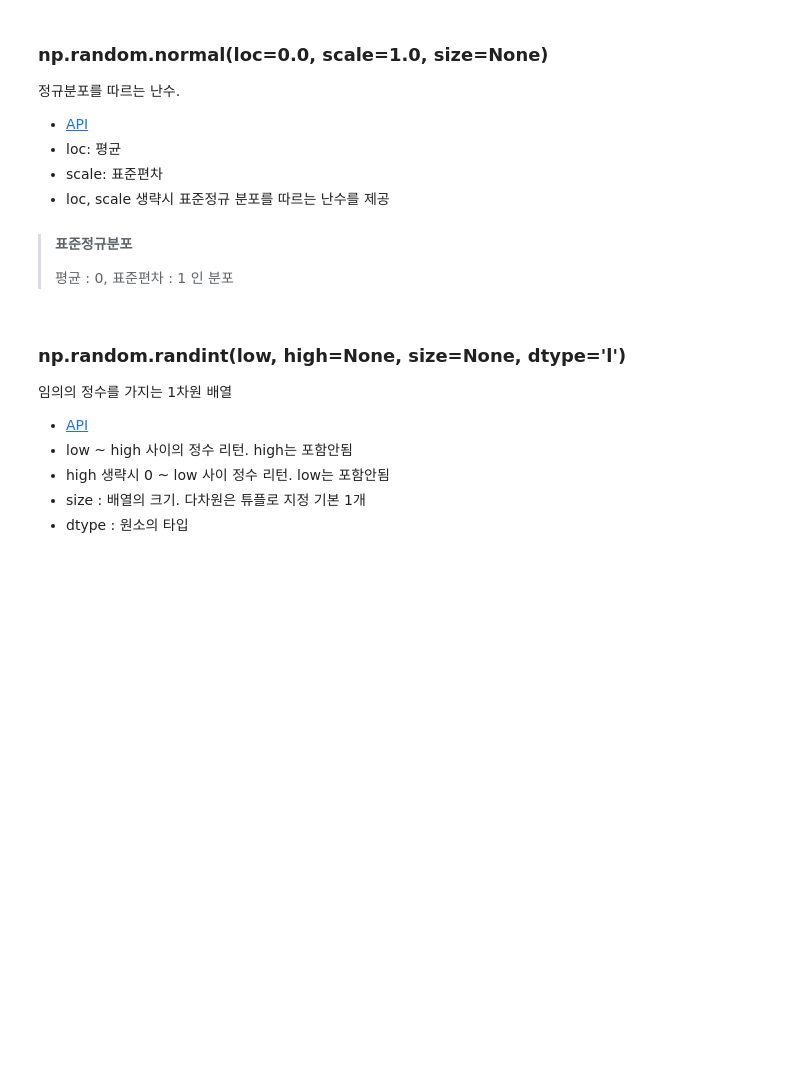
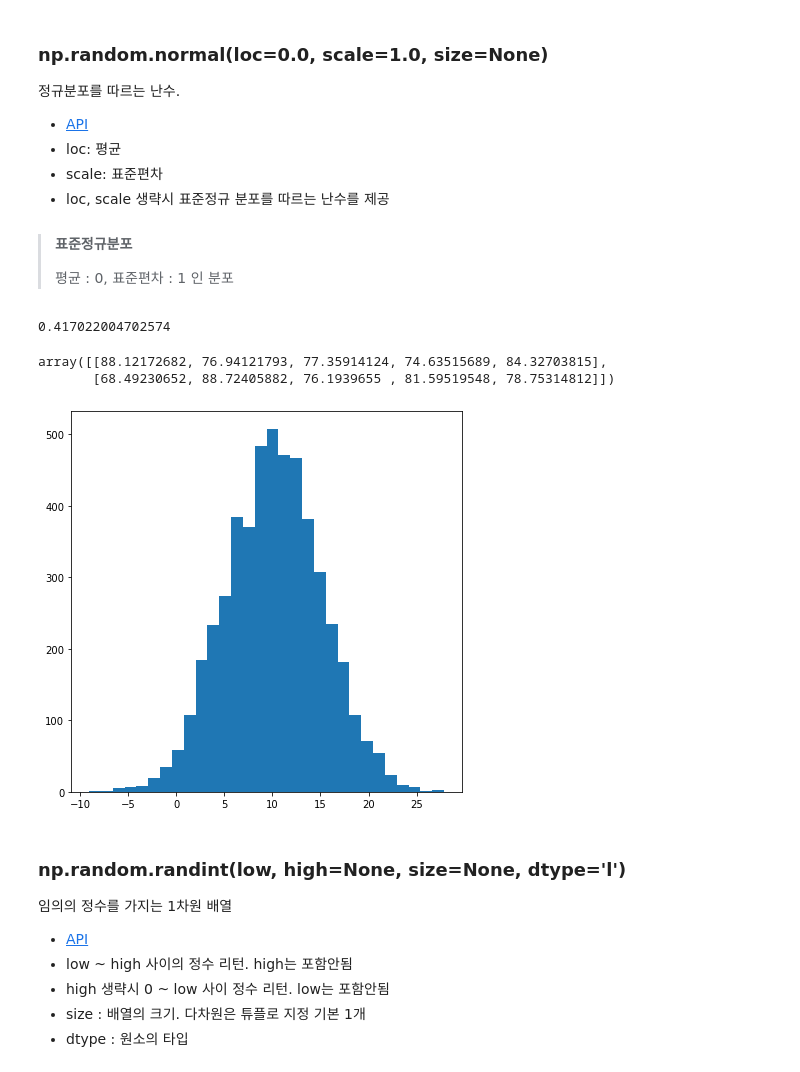
Before and after one commit to mein0121/Python_JupyterNotebook, a Jupyter notebook: 3.Numpy/01-Numpy생성.ipynb, the cells around one changed output. Saved outputs shown, nothing was run; the diff lists cells and outputs as text; code cells hidden in the pictures; blank space fills up the shorter version.

Commit message:
numpyRandom

```diff
--- a/3.Numpy/01-Numpy생성.ipynb
+++ b/3.Numpy/01-Numpy생성.ipynb
@@ -216,3 +225,21 @@ start에서 stop 범위에서 step의 일정한 간격의 값들로 구성된
+# %%
+np.random.rand()
+# %% [output]
+0.417022004702574
+# %%
+np.random.seed(1)
+np.random.normal(80,5,(2,5))
+# %% [output]
+array([[88.12172682, 76.94121793, 77.35914124, 74.63515689, 84.32703815],
+       [68.49230652, 88.72405882, 76.1939655 , 81.59519548, 78.75314812]])
+# %%
+import matplotlib.pyplot as plt
+v = np.random.normal(10, 5, size=5000)
+plt.figure(figsize=(7,7))
+plt.hist(v, bins=30)
+plt.show()
+# %% [output]
+[figure, added]
 # %% [markdown]
 ### np.random.randint(low, high=None, size=None, dtype='l')
 임의의 정수를 가지는 1차원 배열
```
Also changed, not shown: parts of 20 cells of this notebook.
